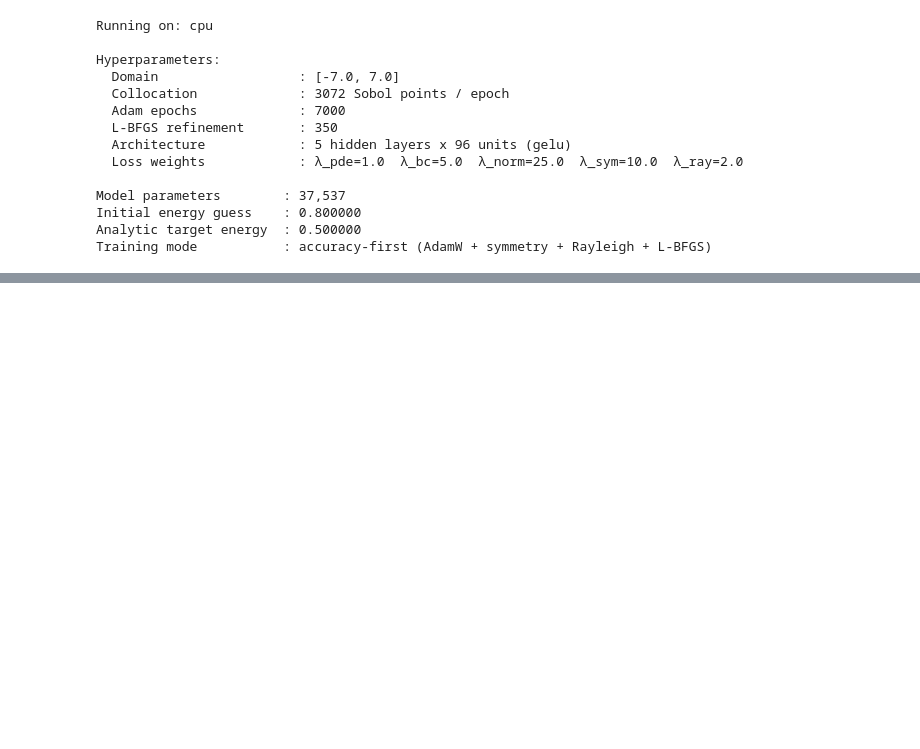
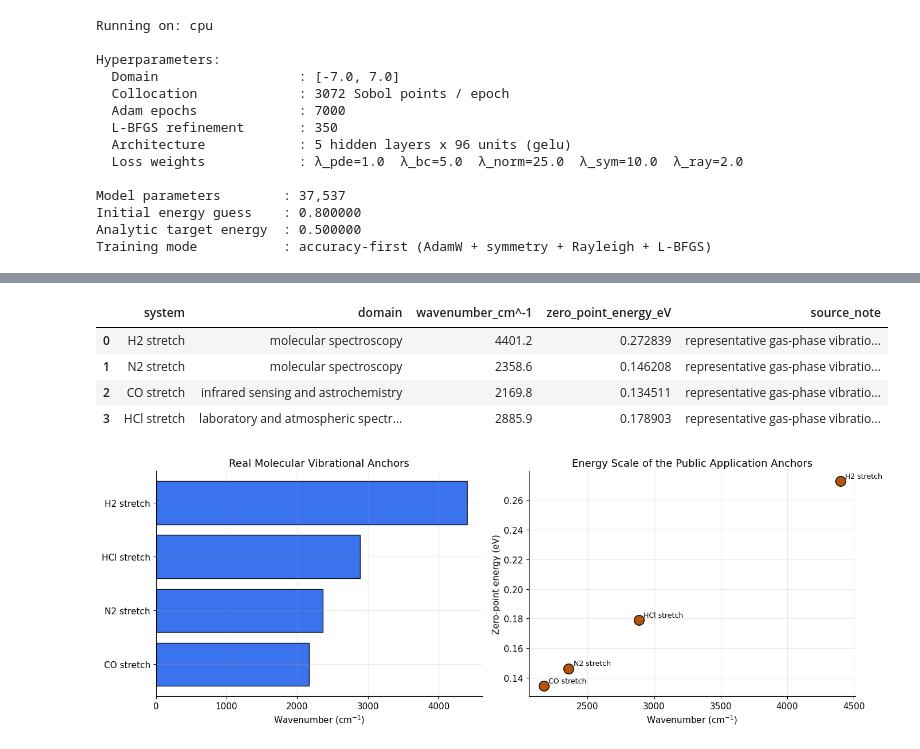
Before and after one commit to thmolena/QuantumPINNs-Physics-Informed-Neural-Networks-for-Quantum-Relevant-Physical-Modeling, a Jupyter notebook: notebooks/pinn_harmonic_oscillator.ipynb, the cells around one changed output, grey strips where cells are left out. Cells and saved outputs as stored; diff of their text form; code cells hidden in the pictures; blank space fills up the shorter version.

Commit message:
Updated research project

```diff
--- a/notebooks/pinn_harmonic_oscillator.ipynb
+++ b/notebooks/pinn_harmonic_oscillator.ipynb
@@ -586,73 +568,11 @@ Epoch     1 | L=2.743e+01 | L_pde=2.962e-08 | L_norm=1.000e+00 | L_sym=1.216e-07
 # %%
-# ── Ground-State Evaluation & Research-Ready Result Summary ───────────────
-model.eval()
-x_test = np.linspace(X_MIN, X_MAX, 1200)
-psi_ref = analytic_psi(0, x_test)
+## 2. Real-World Data Anchors
 
-x_t = torch.tensor(x_test, dtype=torch.float32, device=device).unsqueeze(1)
-with torch.no_grad():
-    psi_pred_raw = model(x_t).cpu().numpy().flatten()
+> The study is intentionally CPU-feasible, but the underlying physics is not abstract. The harmonic approximation is the local model behind measurable vibrational modes in molecular spectroscopy, infrared sensing, and related quantum characterization workflows.
 
-# Fix global sign ambiguity.
-center_index = len(psi_pred_raw) // 2
-if np.sign(psi_pred_raw[center_index]) != np.sign(psi_ref[center_index]):
-    psi_pred_raw = -psi_pred_raw
+### Why the Dataset Matters
 
-# Renormalize for fair comparison.
-norm_pred = np.sqrt(np.trapezoid(psi_pred_raw**2, x_test))
-psi_pred = psi_pred_raw / norm_pred
+. The file `data/molecular_vibrational_anchors.csv` contains real system labels, representative vibrational wavenumbers, and zero-point energies.
 
-# Error metrics.
-l2_abs = np.sqrt(np.trapezoid((psi_pred - psi_ref)**2, x_test))
-l2_rel = l2_abs / np.sqrt(np.trapezoid(psi_ref**2, x_test))
-linf_err = np.max(np.abs(psi_pred - psi_ref))
-E_error = abs(energy.item() - 0.5)
-overlap_sq = np.trapezoid(psi_pred * psi_ref, x_test) ** 2
-
-# Rayleigh energy of the normalized prediction.
-x_eval_t = torch.tensor(x_test, dtype=torch.float32, device=device).unsqueeze(1).requires_grad_(True)
-psi_eval = model(x_eval_t)
-dpsi_eval = torch.autograd.grad(psi_eval, x_eval_t, grad_outputs=torch.ones_like(psi_eval), create_graph=True)[0]
-d2psi_eval = torch.autograd.grad(dpsi_eval, x_eval_t, grad_outputs=torch.ones_like(dpsi_eval), create_graph=True)[0]
-hpsi_eval = -0.5 * d2psi_eval + 0.5 * x_eval_t**2 * psi_eval
-psi_eval_np = psi_eval.detach().cpu().numpy().flatten()
-hpsi_eval_np = hpsi_eval.detach().cpu().numpy().flatten()
-rayleigh_energy = np.trapezoid(psi_eval_np * hpsi_eval_np, x_test) / np.trapezoid(psi_eval_np**2, x_test)
-rayleigh_gap = abs(rayleigh_energy - energy.item())
-
-ground_state_metrics = {
-    'rel_l2': float(l2_rel),
-    'l2_abs': float(l2_abs),
-    'linf': float(linf_err),
-    'energy_pred': float(energy.item()),
-    'energy_exact': 0.5,
-    'energy_abs_error': float(E_error),
-    'overlap_sq': float(overlap_sq),
-    'rayleigh_energy': float(rayleigh_energy),
-    'rayleigh_gap': float(rayleigh_gap),
-}
-
-print('━' * 78)
-print('  Ground-State Accuracy Summary — Research-Ready Reporting')
-print('━' * 78)
-print(f'  Relative L² error                    : {l2_rel:.8f}')
-print(f'  Absolute L² error                    : {l2_abs:.8f}')
-print(f'  L∞ pointwise error                   : {linf_err:.8f}')
-print(f'  Learned eigenvalue                   : {energy.item():.8f}')
-print(f'  Exact eigenvalue                     : 0.50000000')
-print(f'  Absolute energy error                : {E_error:.8e}')
-print(f'  Squared overlap |<ψ_PINN, ψ_exact>|² : {overlap_sq:.8f}')
-print(f'  Rayleigh energy                      : {rayleigh_energy:.8f}')
-print(f'  Rayleigh-consistency gap             : {rayleigh_gap:.8e}')
-print('━' * 78)
-
-if l2_rel < 0.02 and E_error < 1e-2:
-    verdict = 'Strong research-grade fit: both shape and eigenvalue are tightly recovered.'
-elif l2_rel < 0.05 and E_error < 5e-2:
-    verdict = 'Technically solid result: usable as a serious PINN benchmark for discussion.'
-else:
-    verdict = 'Physics is learned, but further optimization budget may still improve the final benchmark.'
-
-print(f'  Verdict: {verdict}')
-print('━' * 78)
+. These anchors are not training supervision. They are interpretive anchors that explain why near-analytic eigenstate recovery matters in real measurement settings where the local potential is approximately quadratic and the quality of the state estimate governs downstream interpretation.
 # %% [output]
@@ -674 +579,7 @@ print('━' * 78)
+|  | system | domain | wavenumber_cm^-1 | zero_point_energy_eV | source_note |
+| 0 | H2 stretch | molecular spectroscopy | 4401.2 | 0.272839 | representative gas-phase vibratio... |
+| 1 | N2 stretch | molecular spectroscopy | 2358.6 | 0.146208 | representative gas-phase vibratio... |
+| 2 | CO stretch | infrared sensing and astrochemistry | 2169.8 | 0.134511 | representative gas-phase vibratio... |
+| 3 | HCl stretch | laboratory and atmospheric spectr... | 2885.9 | 0.178903 | representative gas-phase vibratio... |
+[figure, added]
 # %% [markdown]
```
Also changed, not shown: parts of 19 cells of this notebook, 10 other files.
